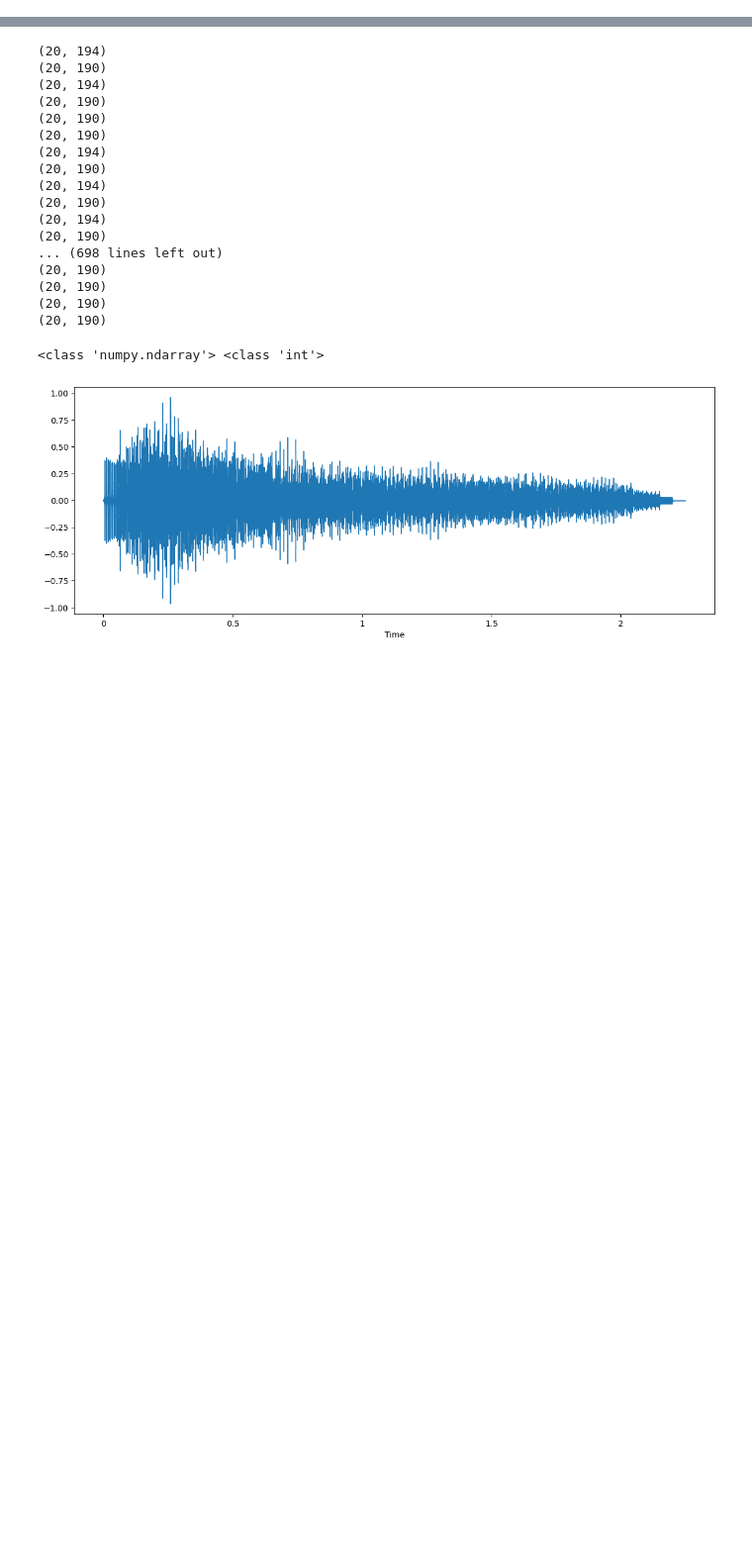
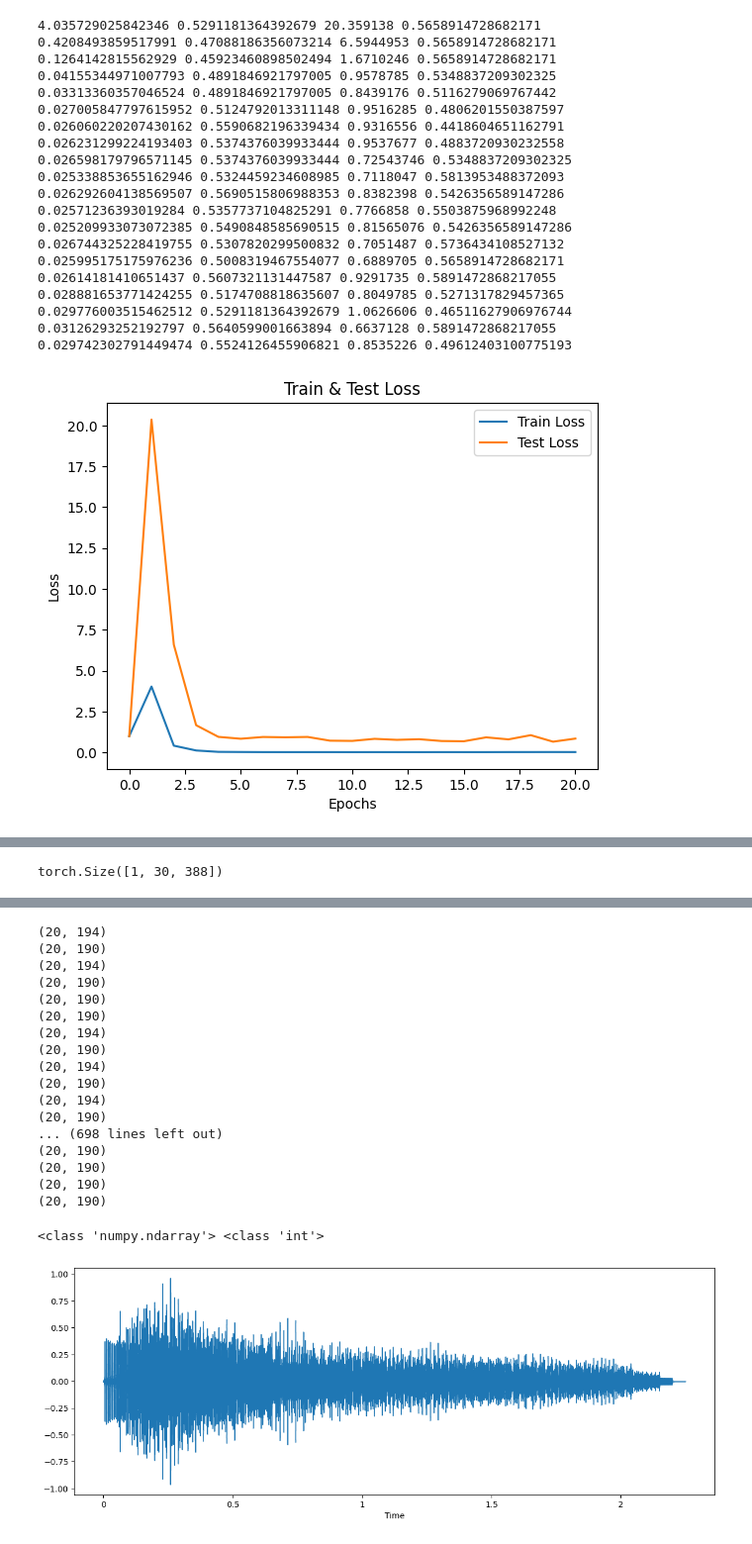
Before and after one commit to Foxylj/EE541_Project, a Jupyter notebook: Project.ipynb, the cells around one changed output, grey strips where cells are left out. Shown at 99% size. Drawn from its saved outputs; the diff is of its cells as text; code cells hidden in the pictures; blank space fills up the shorter version.

```diff
--- a/Project.ipynb
+++ b/Project.ipynb
@@ -7,0 +109,74 @@ from torch.utils.data import Dataset
+# %%
+epochs=20
+batch=29
+model=CNN(train_x[0].shape)
+criterion=nn.CrossEntropyLoss()
+optimizer=optim.Adam(model.parameters(),lr=0.01,weight_decay=0.0001)
+
+train_loss=[1]
+train_accu=[0]
+val_loss=[1]
+val_accu=[0]
+for epoch in range(epochs):
+    model.train()
+    l=0
+    a=0
+    batch_num=0
+    for i in range(0,len(train_x),batch):
+        batch_num+=1
+        x_batch = train_x[i:i+batch]
+        y_batch = train_y[i:i+batch]
+        out=model(x_batch)
+
+        loss=criterion(out,y_batch)
+        l+=loss
+        optimizer.zero_grad()
+        loss.backward()
+        optimizer.step()
+        a+=np.sum(np.argmax(out.detach().numpy(),axis=1)==np.argmax(y_batch.detach().numpy(),axis=1))
+    train_loss.append(l.detach().numpy()/len(train_x))
+    train_accu.append(a/len(train_x))
+
+    with torch.no_grad():
+        out=model(val_x)
+        loss=criterion(out,val_y)
+        val_accu.append(np.sum(np.argmax(out.detach().numpy(),axis=1)==np.argmax(val_y.detach().numpy(),axis=1))/len(val_x))
+        val_loss.append(loss.detach().numpy())
+    print(train_loss[-1],train_accu[-1],val_loss[-1],val_accu[-1])
+plt.plot(range(epochs+1),train_loss)
+plt.plot(range(epochs+1),val_loss)
+plt.legend(['Train Loss','Test Loss'])
+plt.xlabel('Epochs')
+plt.ylabel('Loss')
+plt.title('Train & Test Loss')
+plt.show()
+
+plt.plot(range(epochs+1),train_accu)
+plt.plot(range(epochs+1),val_accu)
+plt.legend(['Train Accuracy','Test Accuracy'])
+plt.xlabel('Epochs')
+plt.ylabel('Accuracy')
+plt.title('Train & Test Accuracy')
+plt.show()
+# %% [output]
+4.035729025842346 0.5291181364392679 20.359138 0.5658914728682171
+0.4208493859517991 0.47088186356073214 6.5944953 0.5658914728682171
+0.1264142815562929 0.45923460898502494 1.6710246 0.5658914728682171
+0.04155344971007793 0.4891846921797005 0.9578785 0.5348837209302325
+0.03313360357046524 0.4891846921797005 0.8439176 0.5116279069767442
+0.027005847797615952 0.5124792013311148 0.9516285 0.4806201550387597
+0.026060220207430162 0.5590682196339434 0.9316556 0.4418604651162791
+0.026231299224193403 0.5374376039933444 0.9537677 0.4883720930232558
+0.026598179796571145 0.5374376039933444 0.72543746 0.5348837209302325
+0.025338853655162946 0.5324459234608985 0.7118047 0.5813953488372093
+0.026292604138569507 0.5690515806988353 0.8382398 0.5426356589147286
+0.02571236393019284 0.5357737104825291 0.7766858 0.5503875968992248
+0.025209933073072385 0.5490848585690515 0.81565076 0.5426356589147286
+0.026744325228419755 0.5307820299500832 0.7051487 0.5736434108527132
+0.025995175175976236 0.5008319467554077 0.6889705 0.5658914728682171
+0.02614181410651437 0.5607321131447587 0.9291735 0.5891472868217055
+0.028881653771424255 0.5174708818635607 0.8049785 0.5271317829457365
+0.029776003515462512 0.5291181364392679 1.0626606 0.46511627906976744
+0.03126293252192797 0.5640599001663894 0.6637128 0.5891472868217055
+0.029742302791449474 0.5524126455906821 0.8535226 0.49612403100775193
+[figure, added]
@@ -7,0 +196,4 @@ from torch.utils.data import Dataset
+# %%
+waveform.shape
+# %% [output]
+torch.Size([1, 30, 388])
```
Also changed, not shown: parts of 8 cells of this notebook.
